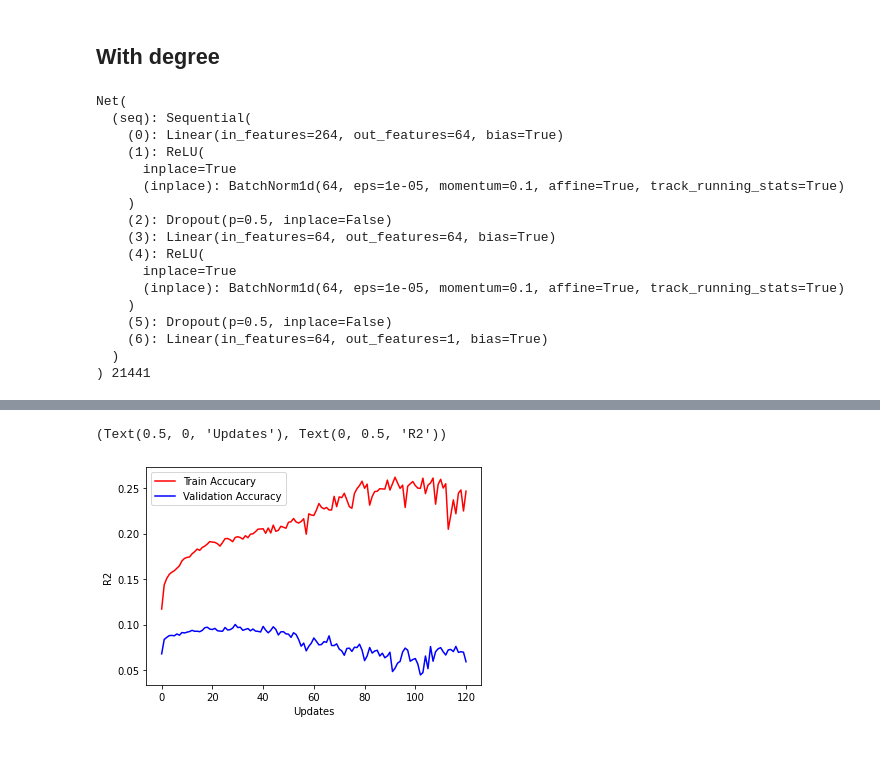
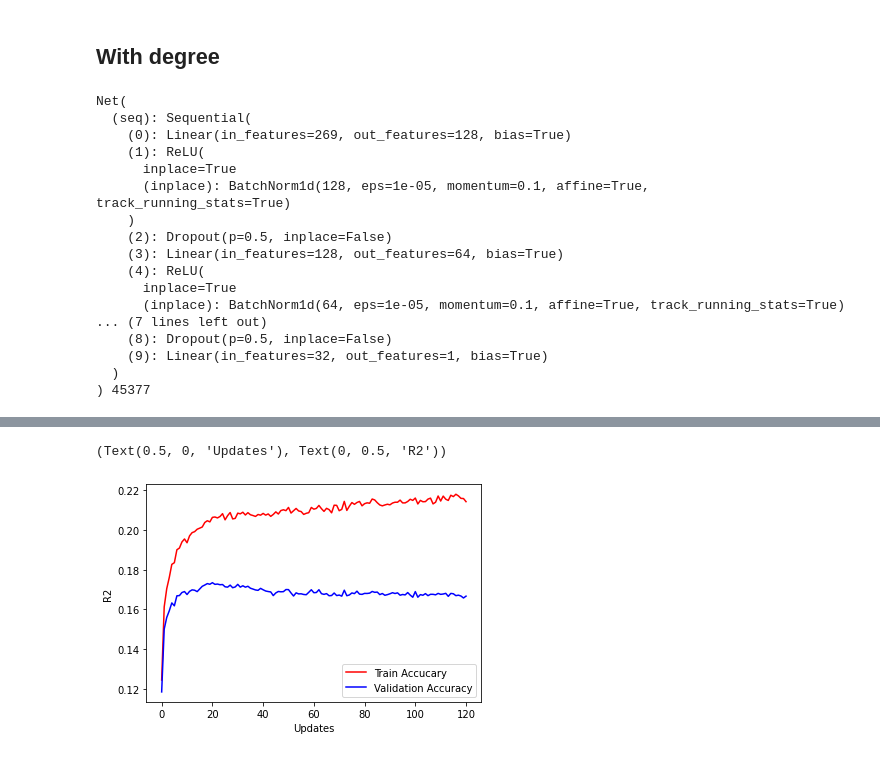
Before and after one commit to Bogeluno/GNN_Thesis, a Jupyter notebook: models/SimpleNN.ipynb, the cells around one changed output, grey strips where cells are left out. Cells and saved outputs as stored; diff of their text form; code cells hidden in the pictures.

```diff
--- a/models/SimpleNN.ipynb
+++ b/models/SimpleNN.ipynb
@@ -112,5 +172,5 @@ Net(
 # %%
-optimizer = optim.SGD(net.parameters(), lr=0.005, momentum = 0.9, weight_decay = 0.005) #Chaged to Adam and learning + regulariztion rate set
+optimizer = optim.Adam(net.parameters(), lr=0.005, weight_decay = 0.005) #Chaged to Adam and learning + regulariztion rate set
 criterion = nn.MSELoss(reduction = 'mean')
 # %%
 # setting hyperparameters and gettings epoch sizes
@@ -325,13 +389,16 @@ tensor([[-0.8179,  1.5905,  1.2673,  ...,  0.0000,  0.0000,  0.0000],
 # %% [markdown]
 ## With degree
 # %%
-df = pd.read_csv('data/processed/OctNov.csv', index_col=0, parse_dates=[1])
+df = pd.read_csv('data/processed/Fall2019P.csv', index_col=0, parse_dates=[1])
 
 df = df[df.next_customer]
 df.drop(columns=['prev_customer', 'next_customer'], inplace = True)
 
 df['weekend'] = df.time.dt.weekday//5
 df['hour_index'] = df.time.dt.hour.map(trafic_index)
+
+# No more than 3 days
+df = df[df.time_to_reservation < 72]
 
 # Remove zones with too little support
 df = df[~df.leave_zone.isin((df.leave_zone.value_counts() < 30).index[df.leave_zone.value_counts() < 30])]
@@ -368,16 +435,16 @@ class Net(nn.Module):
                 m.bias.data.fill_(0.01)
 
         self.seq = nn.Sequential(
-            nn.Linear(264,64),
+            nn.Linear(269,128),
+            nn.ReLU(nn.BatchNorm1d(128)),
+            nn.Dropout(0.5),
+            nn.Linear(128,64),
             nn.ReLU(nn.BatchNorm1d(64)),
             nn.Dropout(0.5),
-            nn.Linear(64,64),
-            nn.ReLU(nn.BatchNorm1d(64)),
+            nn.Linear(64,32),
+            nn.ReLU(nn.BatchNorm1d(32)),
             nn.Dropout(0.5),
-            #nn.Linear(64,32),
-            #nn.ReLU(nn.BatchNorm1d(32)),
-            #nn.Dropout(0.5),
-            nn.Linear(64,1),
+            nn.Linear(32,1),
         )
 
         self.seq.apply(init_weights)
@@ -393,27 +460,27 @@ print(net, sum(p.numel() for p in net.parameters()))
 # %% [output]
 Net(
   (seq): Sequential(
-    (0): Linear(in_features=264, out_features=64, bias=True)
+    (0): Linear(in_features=269, out_features=128, bias=True)
     (1): ReLU(
       inplace=True
-      (inplace): BatchNorm1d(64, eps=1e-05, momentum=0.1, affine=True, track_running_stats=True)
+      (inplace): BatchNorm1d(128, eps=1e-05, momentum=0.1, affine=True, track_running_stats=True)
     )
     (2): Dropout(p=0.5, inplace=False)
-    (3): Linear(in_features=64, out_features=64, bias=True)
+    (3): Linear(in_features=128, out_features=64, bias=True)
     (4): ReLU(
       inplace=True
       (inplace): BatchNorm1d(64, eps=1e-05, momentum=0.1, affine=True, track_running_stats=True)
-    )
-    (5): Dropout(p=0.5, inplace=False)
-    (6): Linear(in_features=64, out_features=1, bias=True)
+... (7 lines left out)
+    (8): Dropout(p=0.5, inplace=False)
+    (9): Linear(in_features=32, out_features=1, bias=True)
   )
-) 21441
+) 45377
 # %%
-optimizer = optim.Adam(net.parameters(), lr=0.01, weight_decay = 0.001) #Chaged to Adam and learning + regulariztion rate set
+optimizer = optim.Adam(net.parameters(), lr=0.005, weight_decay = 0.001) #Chaged to Adam and learning + regulariztion rate set
 criterion = nn.MSELoss(reduction = 'mean')
 # %%
 # setting hyperparameters and gettings epoch sizes
-batch_size = 2048
+batch_size = 4084
 num_epochs = 121
 num_samples_train = X_train.shape[0]
 num_batches_train = num_samples_train // batch_size
@@ -503,5 +570,5 @@ Epoch 121 : Train Loss 0.530948 , Train acc 0.246593, Valid acc 0.059237
 (Text(0.5, 0, 'Updates'), Text(0, 0.5, 'R2'))
-[figure, old version]
+[figure, new version]
 # %%
 plt.plot([x.detach() for x in losses])
 plt.show()
```
Also changed, not shown: parts of 24 cells of this notebook, 2 other files.
